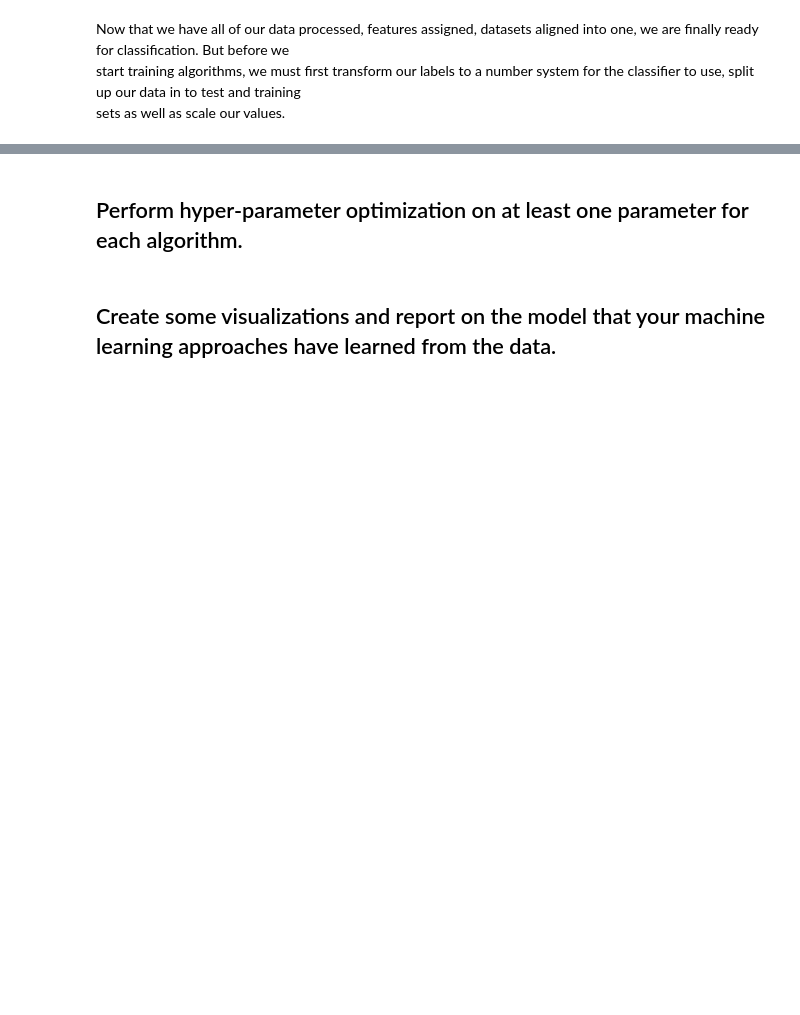
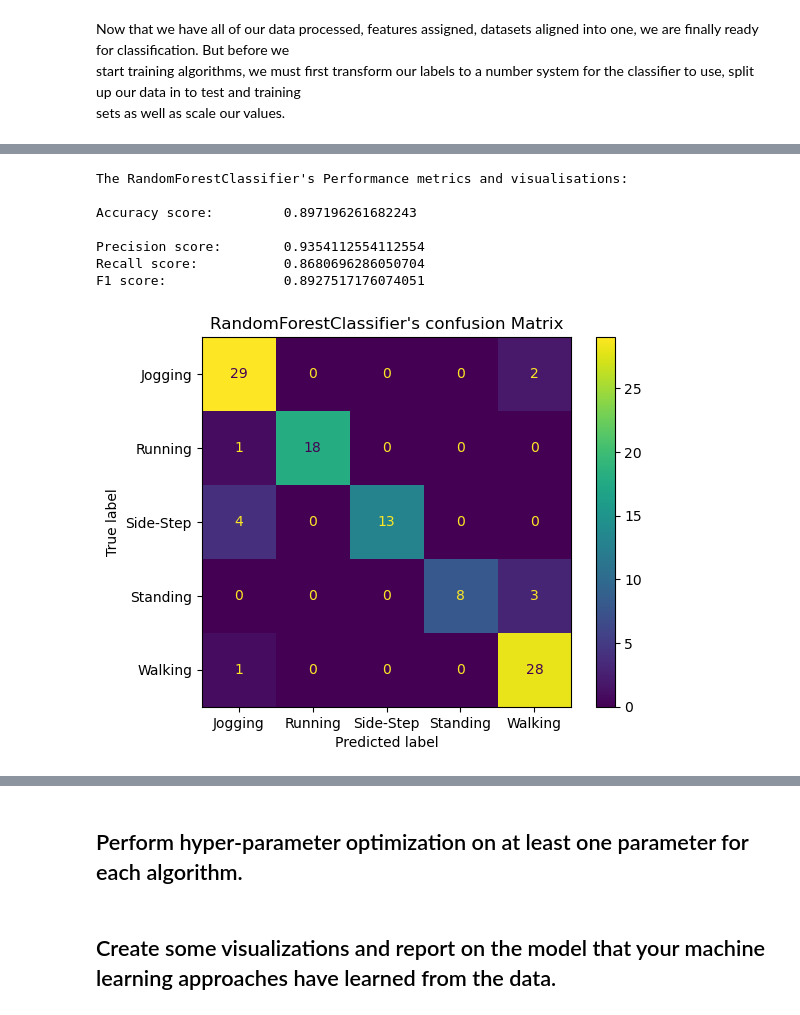
Before and after one commit to Mokoto-K/COSC102-assignment-3, a Jupyter notebook: assignment-3.ipynb, the cells around one changed output, grey strips where cells are left out. Cells and saved outputs as stored; diff of their text form; code cells hidden in the pictures; blank space fills up the shorter version.

```diff
--- a/assignment-3.ipynb
+++ b/assignment-3.ipynb
@@ -706,0 +882,11 @@ accuracy_score(y_test, y_pred)
+# %%
+classifiers_metrics(rnd_clf, y_pred, y_test, "RandomForestClassifier")
+# %% [output]
+The RandomForestClassifier's Performance metrics and visualisations:
+
+Accuracy score:         0.897196261682243
+
+Precision score:        0.9354112554112554
+Recall score:           0.8680696286050704
+F1 score:               0.8927517176074051
+[figure, added]
```
Also changed, not shown: parts of 28 cells of this notebook.
